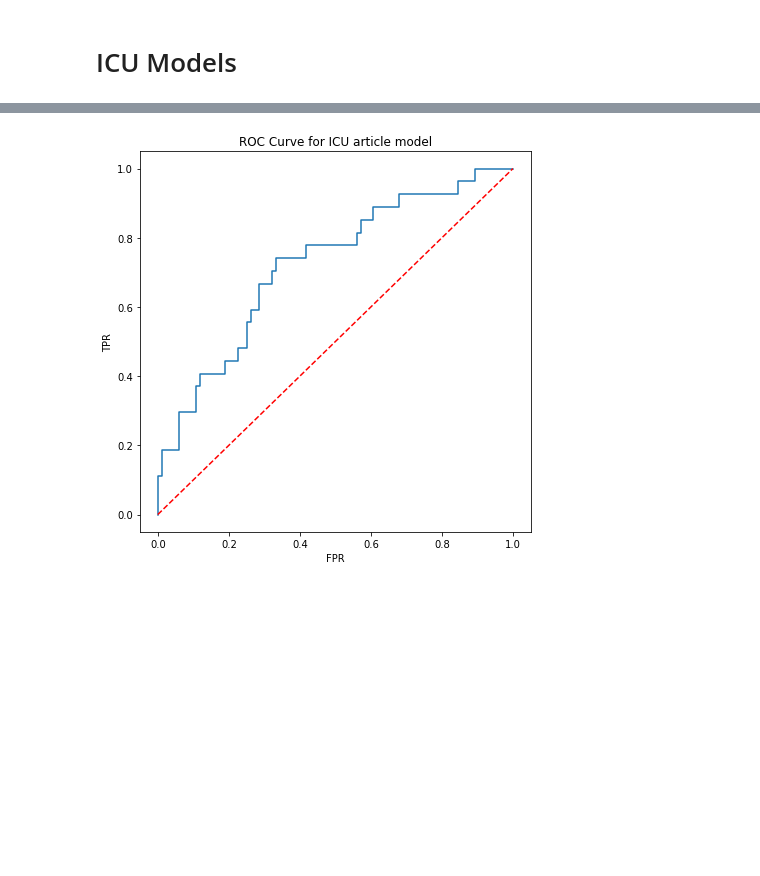
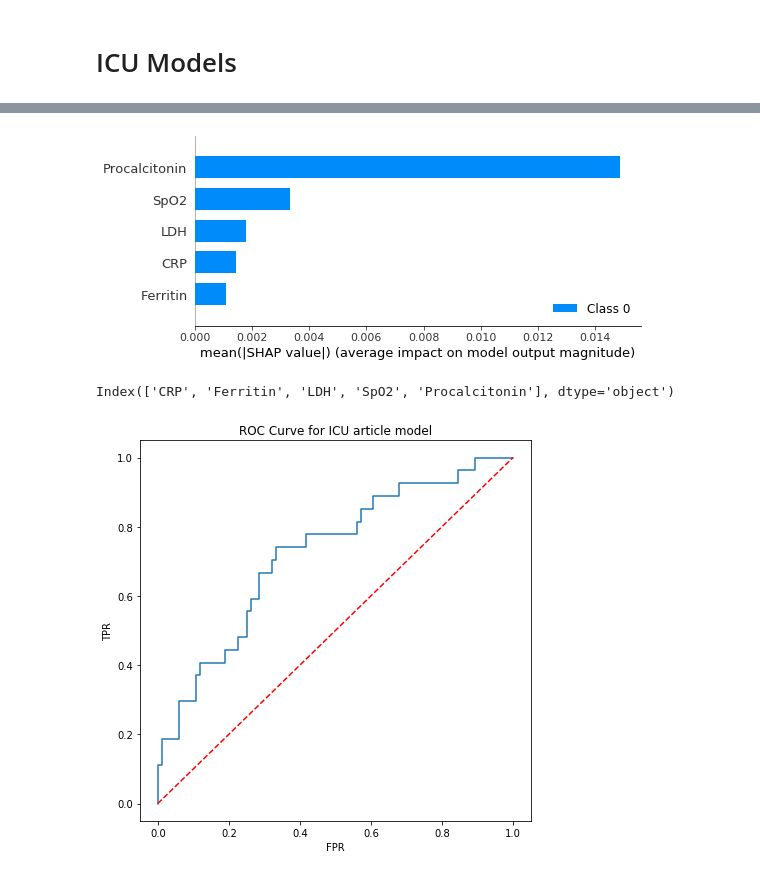
Before and after one commit to konrad-komisarczyk/wb2021, a Jupyter notebook: proj2/DNN/DNN.ipynb, the cells around one changed output, grey strips where cells are left out. Drawn from its saved outputs; the diff is of its cells as text; code cells hidden in the pictures; blank space fills up the shorter version.

Commit message:
shap values for DNN

```diff
--- a/proj2/DNN/DNN.ipynb
+++ b/proj2/DNN/DNN.ipynb
@@ -43,3 +44,8 @@ def split_and_pack(X, y, name=None):
 
 ICU_PACK = split_and_pack(icu_data, icu_target)
 EXPIRED_PACK = split_and_pack(death_data, death_target)
+# %%
+def plot_feature_importance(model, data, colnames):
+    e = shap.DeepExplainer(model, data)
+    sh = e.shap_values(data)
+    shap.summary_plot(sh, features=data, feature_names=colnames, plot_type='bar')
@@ -70,5 +84,13 @@ roc_auc_score(ICU_PACK["y_test"], icu_article.predict(ICU_PACK["X_test"])[:, 0])
 # %%
 icu_article.save("icu_article.h5")
+# %%
+plot_feature_importance(icu_article, ICU_PACK["X_train"], icu.iloc[:, :-1].columns)
+# %% [output]
+[figure, added]
+# %%
+icu.iloc[:, :-1].columns
+# %% [output]
+Index(['CRP', 'Ferritin', 'LDH', 'SpO2', 'Procalcitonin'], dtype='object')
 # %%
 def plot_roc_keras(model, PACK, model_name="?"):
   from sklearn.metrics import roc_curve, RocCurveDisplay
```
Also changed, not shown: parts of 13 cells of this notebook.
